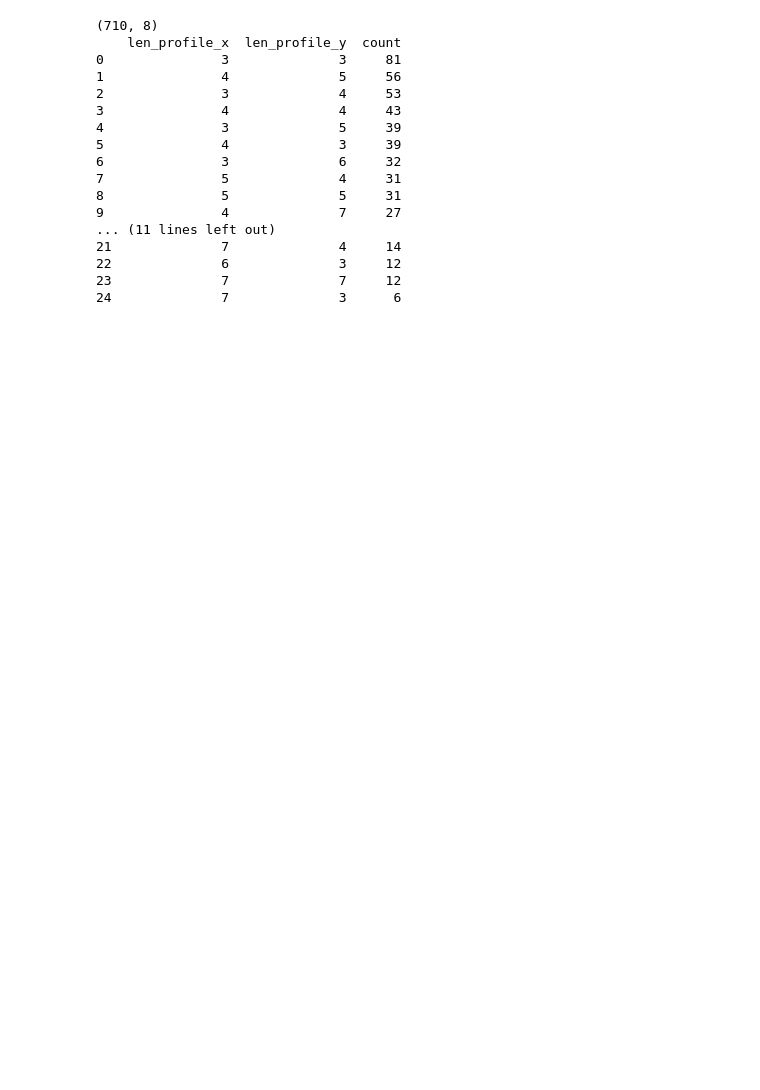
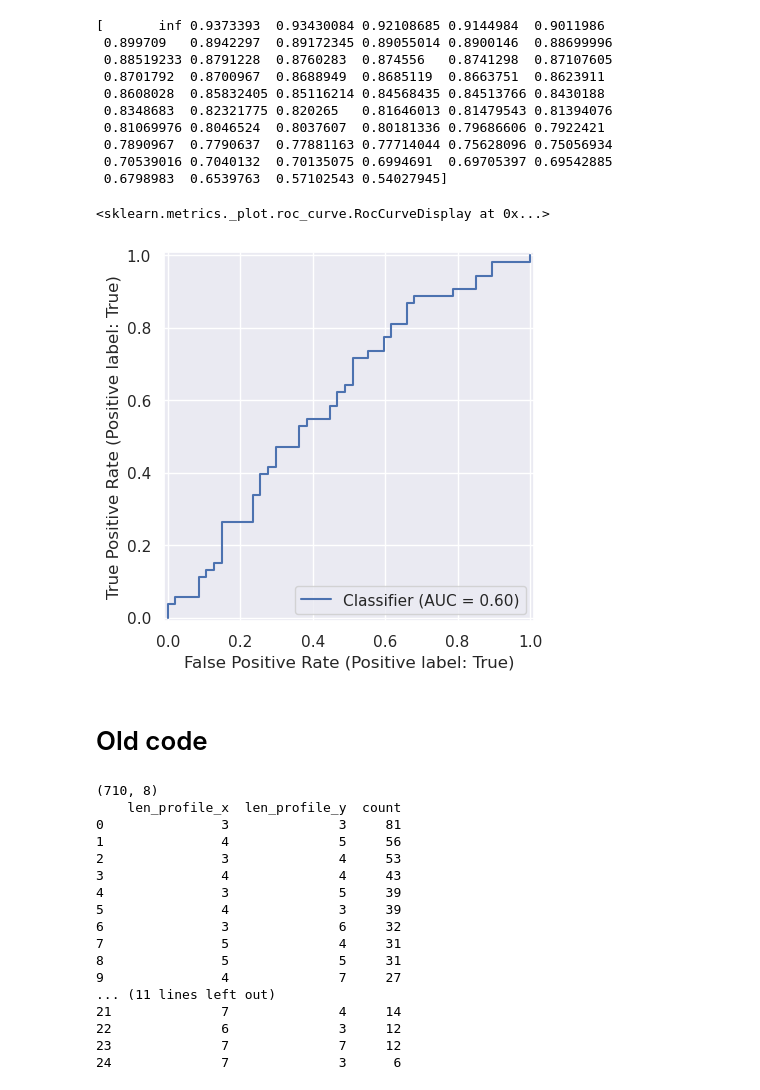
Before and after one commit to SteffenJong/ThesisProject, a Jupyter notebook: iadh/ana_train_test.ipynb, the cells around one changed output. Saved outputs shown, nothing was run; the diff lists cells and outputs as text; code cells hidden in the pictures; blank space fills up the shorter version.

```diff
--- a/iadh/ana_train_test.ipynb
+++ b/iadh/ana_train_test.ipynb
@@ -11,3 +20,23 @@ df = pd.read_csv(train_test, sep="\t", header=0, index_col=0)
+# %%
+# fpr, tpr, treshold = roc_curve(df["Similar"].tolist(), df["cosine_sim"].tolist())
+
+print(treshold)
+RocCurveDisplay.from_predictions(df["Similar"].tolist(), df["cosine_sim_row"].tolist(), pos_label=True)
+# %% [output]
+[       inf 0.9373393  0.93430084 0.92108685 0.9144984  0.9011986
+ 0.899709   0.8942297  0.89172345 0.89055014 0.8900146  0.88699996
+ 0.88519233 0.8791228  0.8760283  0.874556   0.8741298  0.87107605
+ 0.8701792  0.8700967  0.8688949  0.8685119  0.8663751  0.8623911
+ 0.8608028  0.85832405 0.85116214 0.84568435 0.84513766 0.8430188
+ 0.8348683  0.82321775 0.820265   0.81646013 0.81479543 0.81394076
+ 0.81069976 0.8046524  0.8037607  0.80181336 0.79686606 0.7922421
+ 0.7890967  0.7790637  0.77881163 0.77714044 0.75628096 0.75056934
+ 0.70539016 0.7040132  0.70135075 0.6994691  0.69705397 0.69542885
+ 0.6798983  0.6539763  0.57102543 0.54027945]
+<sklearn.metrics._plot.roc_curve.RocCurveDisplay at 0x...>
+[figure, added]
+# %% [markdown]
+# Old code
 # %%
 print(df.shape)
 print(df.value_counts(subset=["len_profile_x", "len_profile_y"]).reset_index())
```
Also changed, not shown: parts of 4 cells of this notebook, 5 other files.
